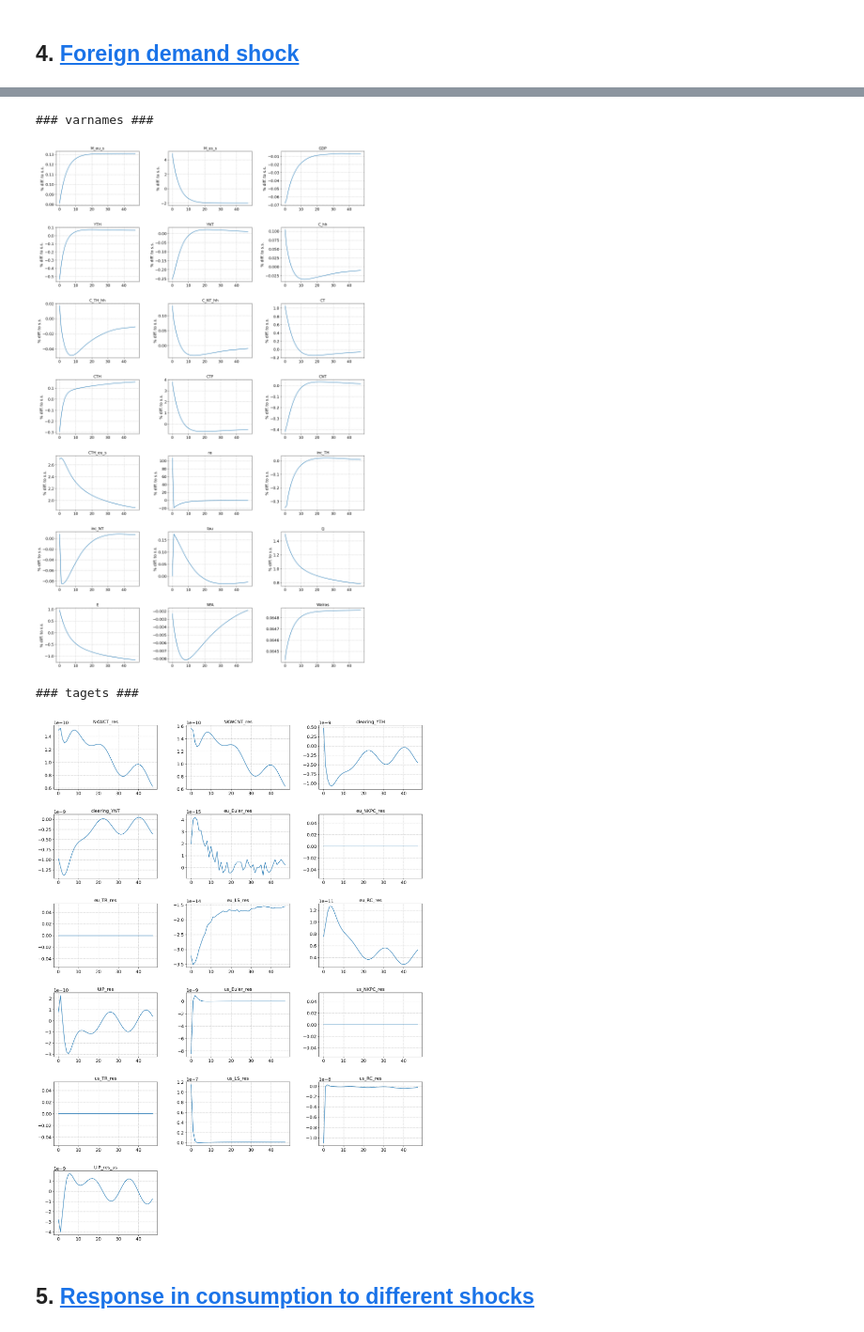
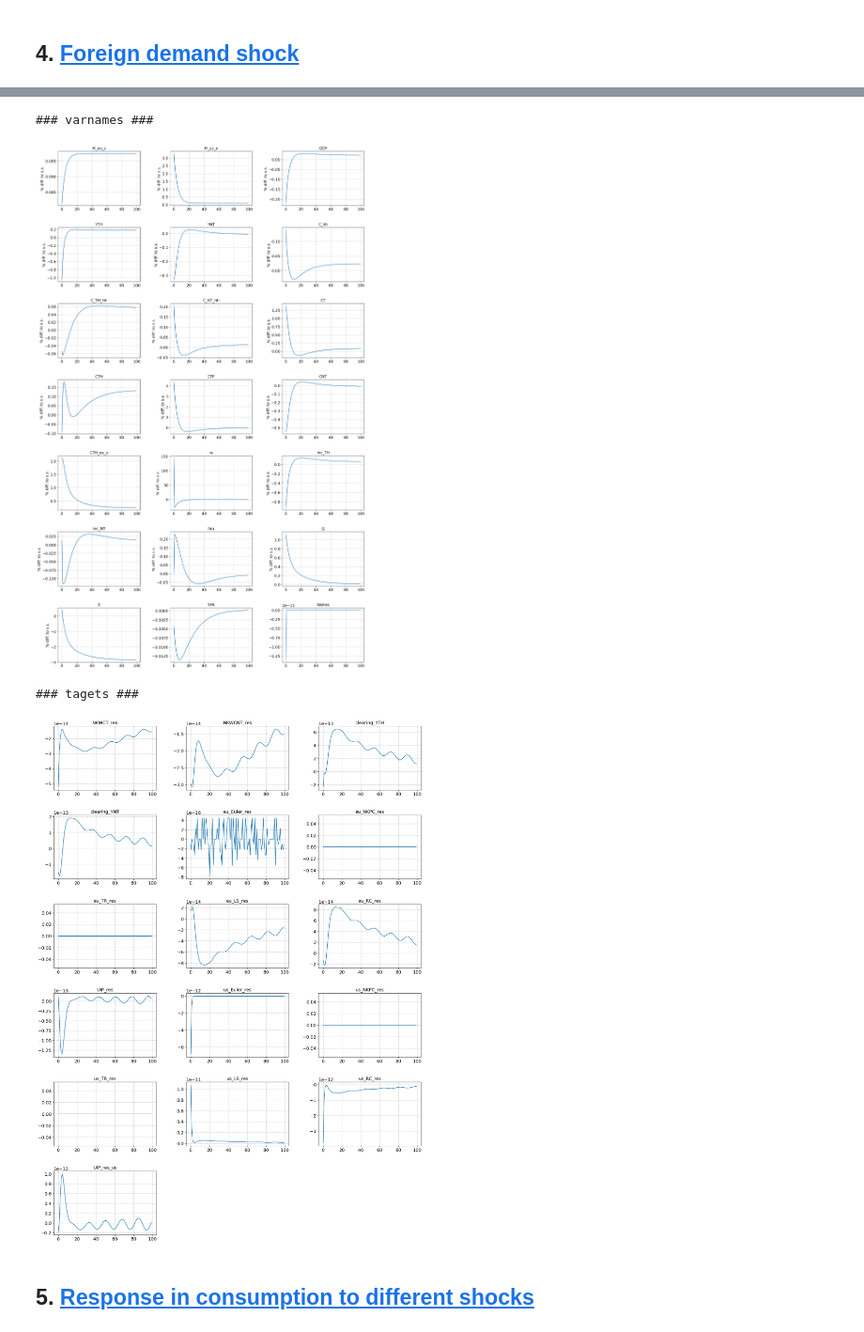
Before and after one commit to AndreaNoergaardAndersen/Master-Thesis, a Jupyter notebook: I-HANK - EU and US/IHANK.ipynb, the cells around one changed output, grey strips where cells are left out. Shown at 94% size. Saved outputs shown, nothing was run; the diff lists cells and outputs as text; code cells hidden in the pictures.

```diff
--- a/I-HANK - EU and US/IHANK.ipynb
+++ b/I-HANK - EU and US/IHANK.ipynb
@@ -247,6 +238,6 @@ max |i_shock|   : 0.0
 # %%
 paths = ['M_eu_s','M_us_s','GDP','YTH','YNT','C_hh','C_TH_hh','C_NT_hh','CT','CTH','CTF','CNT','CTH_eu_s','ra','inc_TH','inc_NT','tau','Q','E','NFA','Walras']
 lvl_value=['r','NFA','Walras','i_shock', 'i_shock_eu', 'i_shock_us', 'piM_us_us', 'piM_eu_eu']
-model.show_IRFs(paths,lvl_value=lvl_value,T_max=48,ncols=3, filename=os.path.join(folder_us, "i_shock_ishock_eu"))
+model.show_IRFs(paths,lvl_value=lvl_value,T_max=100,ncols=3, filename=os.path.join(folder_us, "i_shock_ishock_eu"))
 # %% [output]
 ### shocks ###
@@ -254,7 +245,7 @@ model.show_IRFs(paths,lvl_value=lvl_value,T_max=48,ncols=3, filename=os.path.joi
 ### varnames ###
-[figure, old version]
+[figure, new version]
 ### tagets ###
-[figure, old version]
+[figure, new version]
 # %%
 model.show_IRFs(['NFA','Q','E'],lvl_value=lvl_value,T_max=500,ncols=3,do_shocks=False,do_targets=False)
 # %% [markdown]
```
Also changed, not shown: parts of 15 cells of this notebook, 9 other files.
